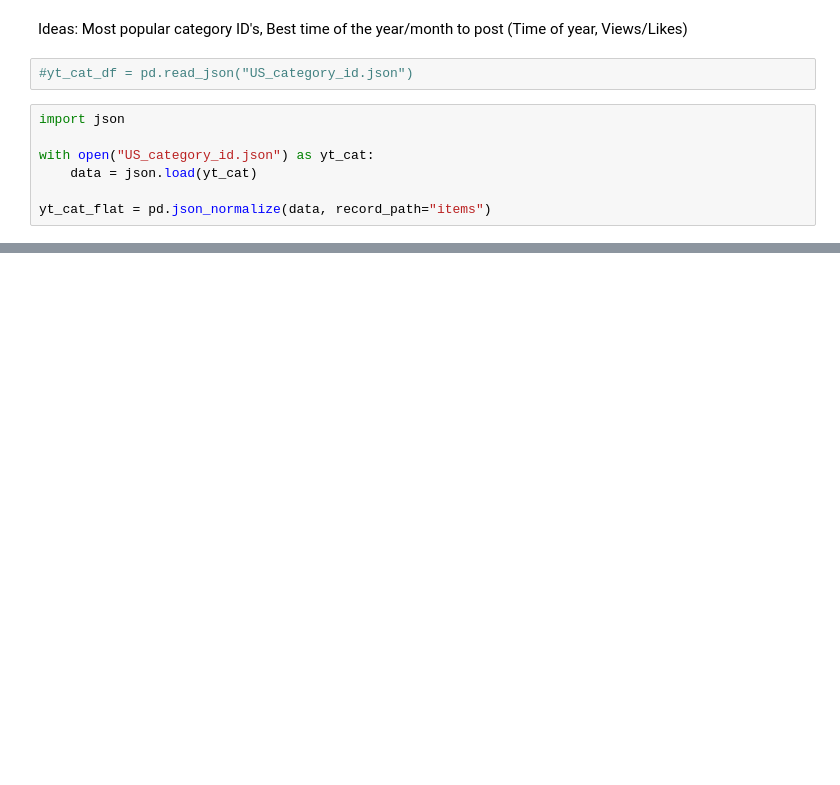
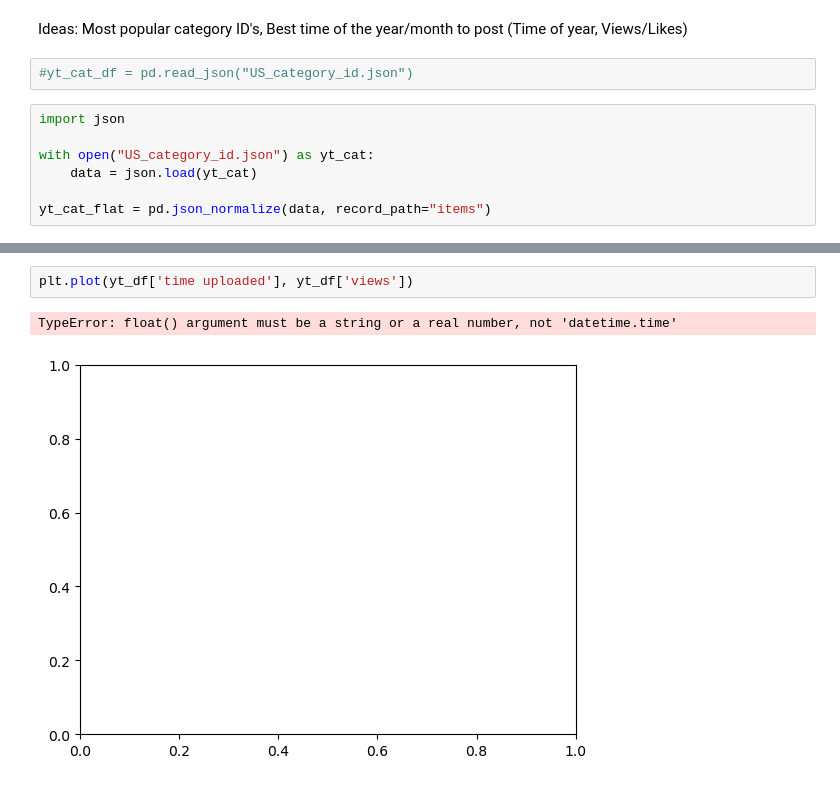
Before and after one commit to Miller130s/US_Youtube, a Jupyter notebook: youtube.ipynb, the cells around one changed output, grey strips where cells are left out. Saved outputs shown, nothing was run; the diff lists cells and outputs as text; blank space fills up the shorter version.

```diff
--- a/youtube.ipynb
+++ b/youtube.ipynb
@@ -92,0 +284,5 @@ KeyError: 'items'
+# %%
+plt.plot(yt_df['time uploaded'], yt_df['views'])
+# %% [output]
+TypeError: float() argument must be a string or a real number, not 'datetime.time'
+[figure, added]
```
Also changed, not shown: parts of 20 cells of this notebook.
